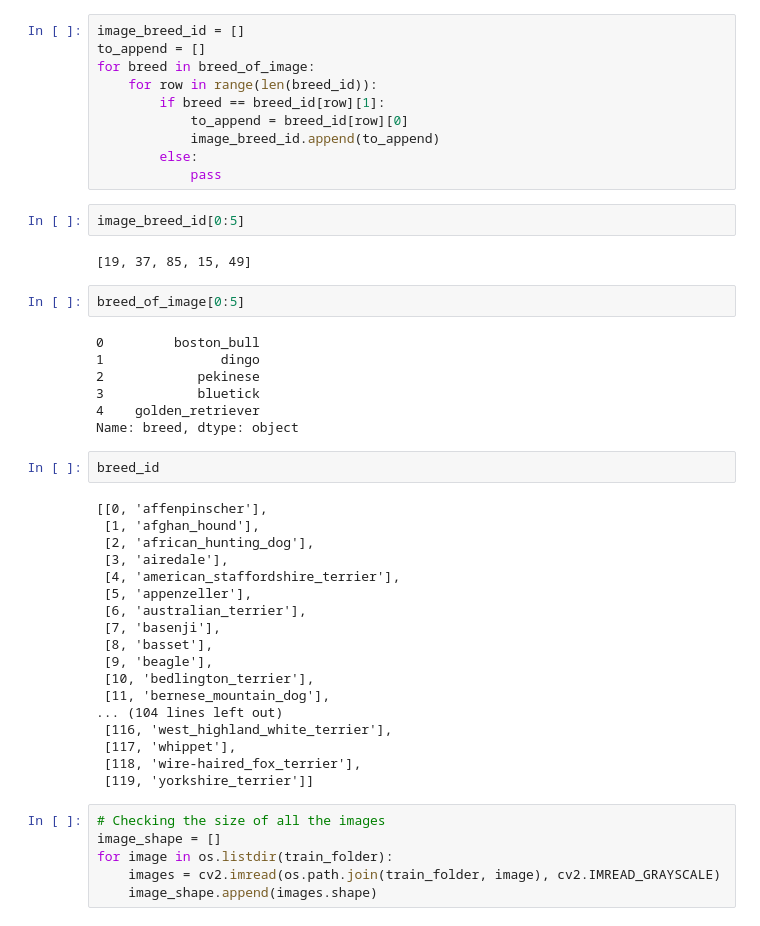
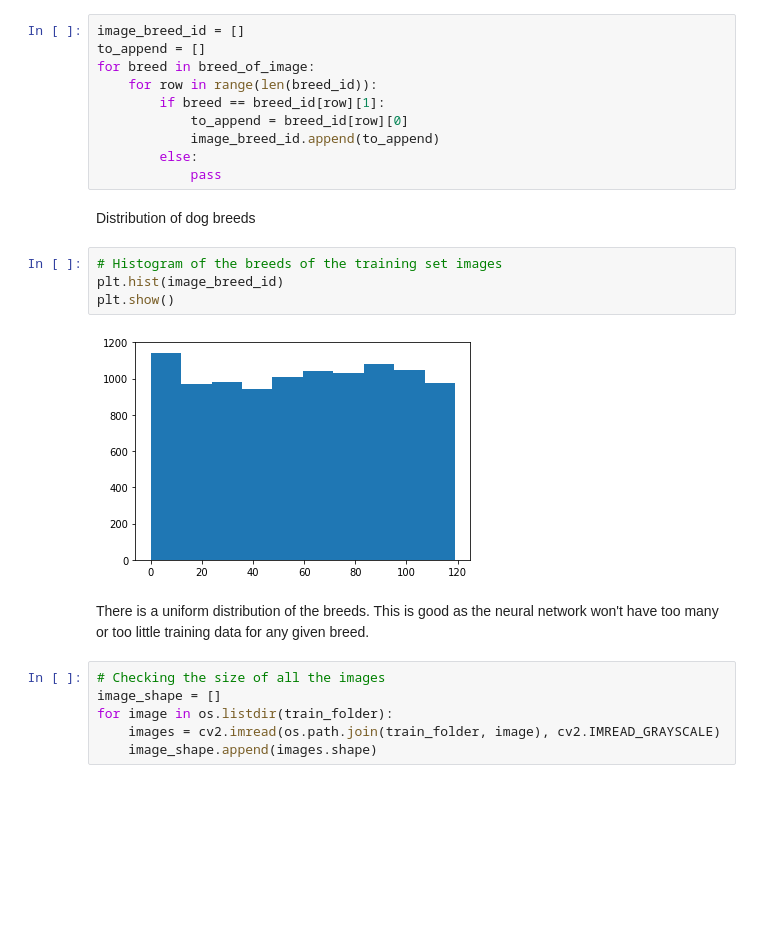
Before and after one commit to cisco3775/Image-Classifier-Using-TensorFlow, a Jupyter notebook: Image Classifier Using Tensorflow.ipynb, the cells around one changed output. Drawn from its saved outputs; the diff is of its cells as text; blank space fills up the shorter version.

```diff
--- a/Image Classifier Using Tensorflow.ipynb
+++ b/Image Classifier Using Tensorflow.ipynb
@@ -80,39 +74,16 @@ for breed in breed_of_image:
             image_breed_id.append(to_append)
         else:
             pass
-# %%
-image_breed_id[0:5]
-# %% [output]
-[19, 37, 85, 15, 49]
-# %%
-breed_of_image[0:5]
-# %% [output]
-0         boston_bull
-1               dingo
-2            pekinese
-3            bluetick
-4    golden_retriever
-Name: breed, dtype: object
-# %%
-breed_id
-# %% [output]
-[[0, 'affenpinscher'],
- [1, 'afghan_hound'],
- [2, 'african_hunting_dog'],
- [3, 'airedale'],
- [4, 'american_staffordshire_terrier'],
- [5, 'appenzeller'],
- [6, 'australian_terrier'],
- [7, 'basenji'],
- [8, 'basset'],
- [9, 'beagle'],
- [10, 'bedlington_terrier'],
- [11, 'bernese_mountain_dog'],
-... (104 lines left out)
- [116, 'west_highland_white_terrier'],
- [117, 'whippet'],
- [118, 'wire-haired_fox_terrier'],
- [119, 'yorkshire_terrier']]
+# %% [markdown]
+Distribution of dog breeds
+# %%
+# Histogram of the breeds of the training set images
+plt.hist(image_breed_id)
+plt.show()
+# %% [output]
+[figure, added]
+# %% [markdown]
+There is a uniform distribution of the breeds. This is good as the neural network won't have too many or too little training data for any given breed.
 # %%
 # Checking the size of all the images
 image_shape = []
```
Also changed, not shown: parts of 42 cells of this notebook.
